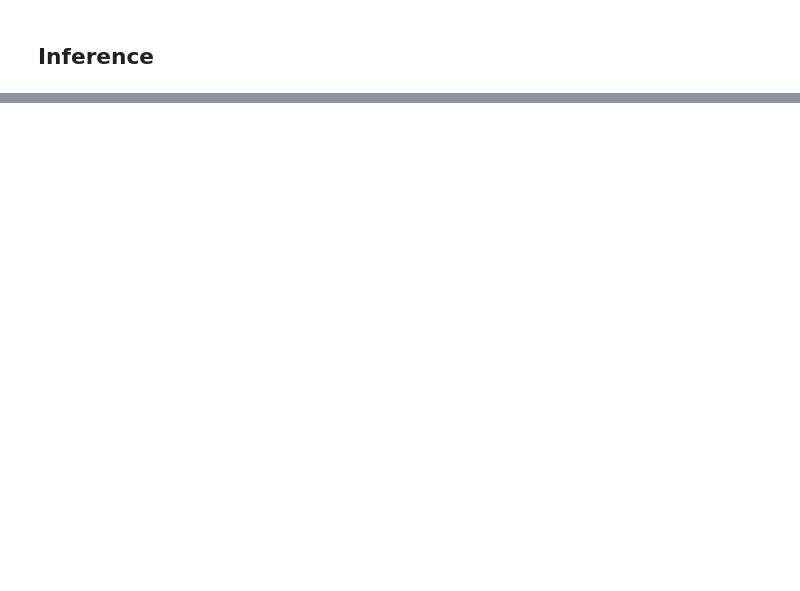
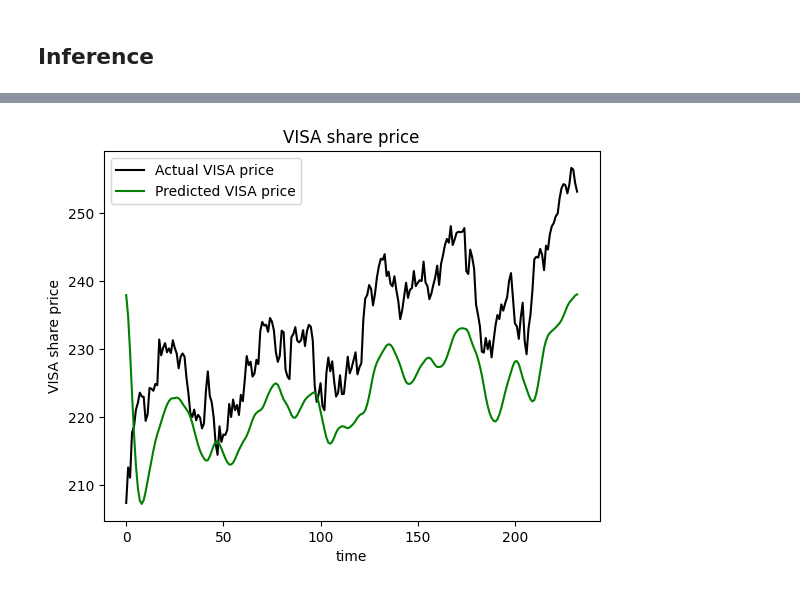
Before and after one commit to karla-mond/stockPred-Mex, a Jupyter notebook: lstm/lstm.ipynb, the cells around one changed output, grey strips where cells are left out. Saved outputs shown, nothing was run; the diff lists cells and outputs as text; code cells hidden in the pictures; blank space fills up the shorter version.

```diff
--- a/lstm/lstm.ipynb
+++ b/lstm/lstm.ipynb
@@ -105,6 +105,6 @@ array([[0.43326981],
 # %%
 # Set the number of days used for prediction
-prediction_days = 30
+prediction_days = 25
 
 # Initialize empty lists for training data input and output
 x_train = []
@@ -211,7 +211,7 @@ Epoch 25/25
 # %% [markdown]
 ## Inference
 # %%
-test_data = df_v.loc[df_v.index >= '2023-04-01']
+test_data = df_v.loc[df_v.index >= '2023-01-01']
 # %%
 # Extract the actual closing prices from the test data
 actual_prices = test_data['Close'].values
@@ -234,3 +234,7 @@ x_test = []
 for x in range(prediction_days, len(model_inputs)):
     # Append the previous 'prediction_days' values to x_test
     x_test.append(model_inputs[x-prediction_days:x, 0])
+
+# Convert the x_test list to a numpy array
+x_test = np.array(x_test)
+print("Before reshaping:", x_test.shape)
@@ -244,0 +243,10 @@ plotVariables(test,list(test.columns.values),'Testing set')
+# %%
+# Reshape x_test to a 3D array with the appropriate dimensions for the LSTM model
+x_test = np.reshape(x_test, (x_test.shape[0], x_test.shape[1], 1))
+print("After reshaping:", x_test.shape)
+
+# Generate price predictions using the LSTM model
+predicted_prices = model.predict(x_test)
+
+# Invert the scaling applied to the predicted prices to obtain actual values
+predicted_prices = scaler.inverse_transform(predicted_prices)
@@ -244,0 +256,25 @@ plotVariables(test,list(test.columns.values),'Testing set')
+# %%
+COMPANY = "VISA"
+
+# Plot the actual prices using a black line
+plt.plot(actual_prices, color='black', label=f"Actual {COMPANY} price")
+
+# Plot the predicted prices using a green line
+plt.plot(predicted_prices, color='green', label=f"Predicted {COMPANY} price")
+
+# Set the title of the plot using the company name
+plt.title(f"{COMPANY} share price")
+
+# Set the x-axis label as 'time'
+plt.xlabel("time")
+
+# Set the y-axis label using the company name
+plt.ylabel(f"{COMPANY} share price")
+
+# Display a legend to differentiate the actual and predicted prices
+plt.legend()
+
+# Show the plot on the screen
+plt.show()
+# %% [output]
+[figure, added]
```
Also changed, not shown: parts of 9 cells of this notebook.
